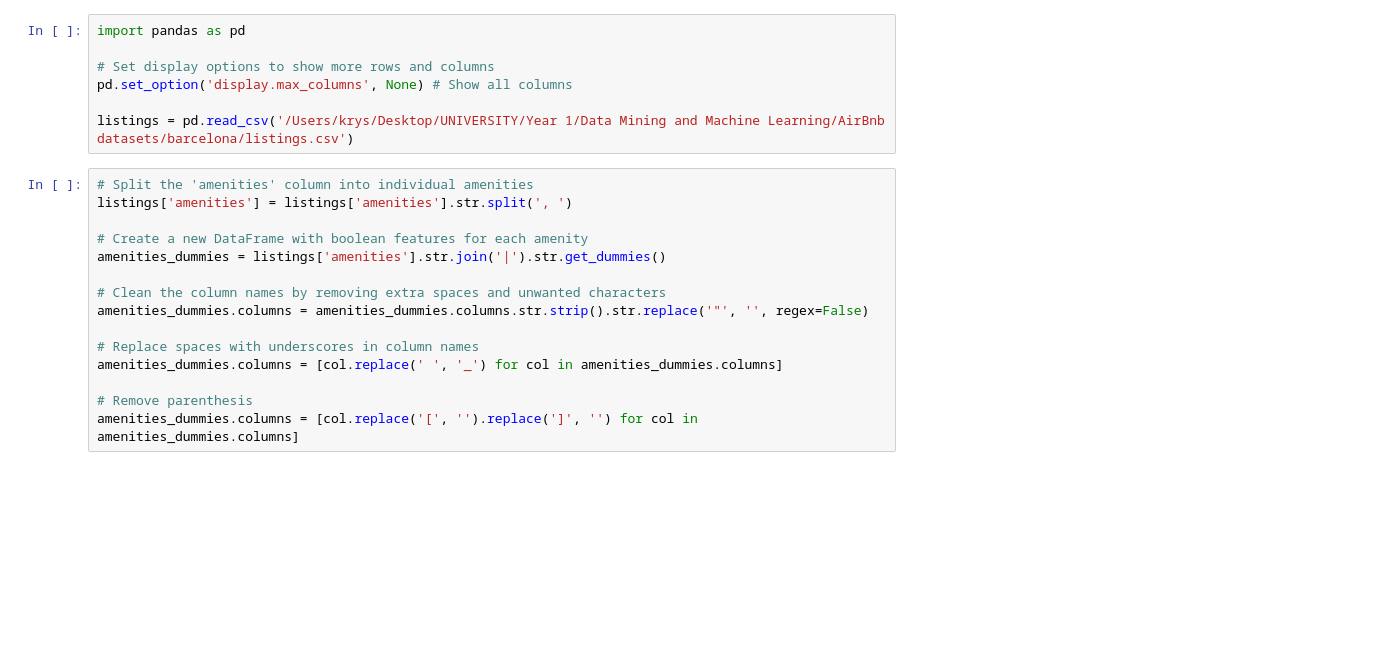
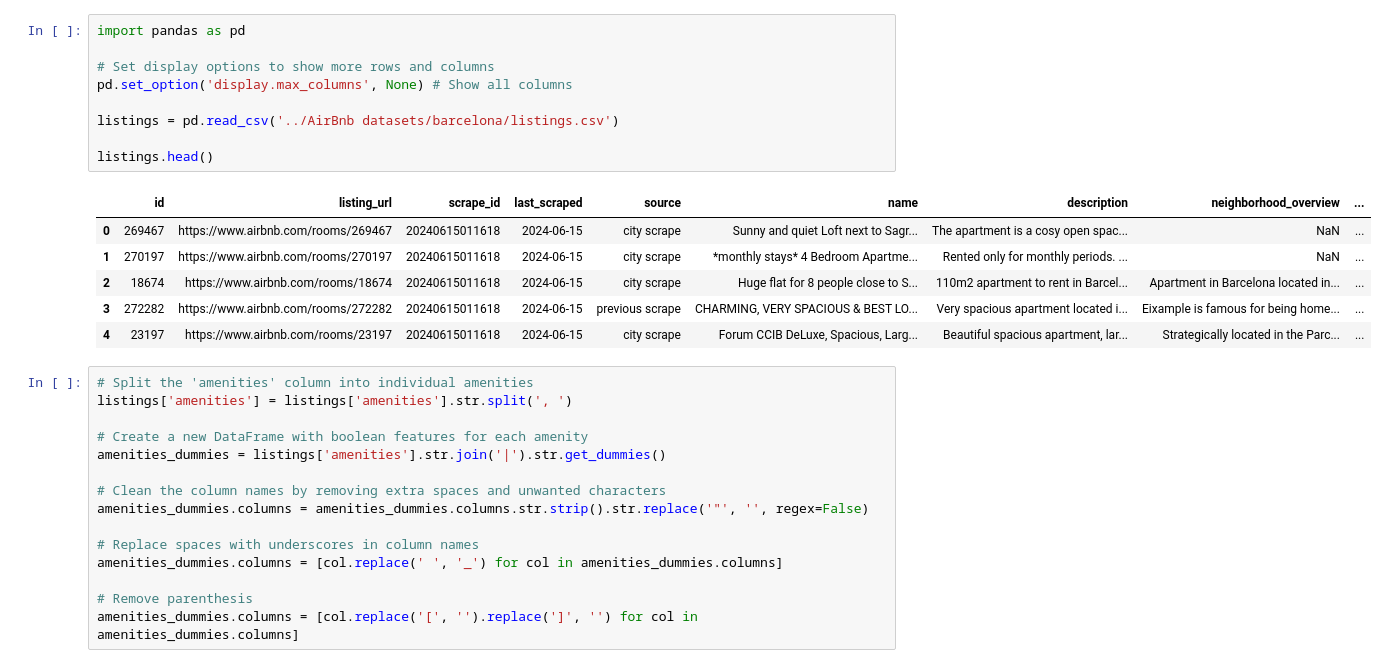
Before and after one commit to christianp12/Data-Driven-Exploration-of-Airbnb-Listings-Price, a Jupyter notebook: amenities preprocessing.ipynb, the cells around one changed output. Cells and saved outputs as stored; diff of their text form; blank space fills up the shorter version.

```diff
--- a/amenities preprocessing.ipynb
+++ b/amenities preprocessing.ipynb
@@ -1,10 +1,19 @@
 # %%
 import pandas as pd
 
 # Set display options to show more rows and columns
 pd.set_option('display.max_columns', None) # Show all columns
 
-listings = pd.read_csv('/Users/krys/Desktop/UNIVERSITY/Year 1/Data Mining and Machine Learning/AirBnb datasets/barcelona/listings.csv')
+listings = pd.read_csv('../AirBnb datasets/barcelona/listings.csv')
+
+listings.head()
+# %% [output]
+|  | id | listing_url | scrape_id | last_scraped | source | name | description | neighborhood_overview | ... |
+| 0 | 269467 | https://www.airbnb.com/rooms/269467 | 20240615011618 | 2024-06-15 | city scrape | Sunny and quiet Loft next to Sagr... | The apartment is a cosy open spac... | NaN | ... |
+| 1 | 270197 | https://www.airbnb.com/rooms/270197 | 20240615011618 | 2024-06-15 | city scrape | *monthly stays* 4 Bedroom Apartme... | Rented only for monthly periods. ... | NaN | ... |
+| 2 | 18674 | https://www.airbnb.com/rooms/18674 | 20240615011618 | 2024-06-15 | city scrape | Huge flat for 8 people close to S... | 110m2 apartment to rent in Barcel... | Apartment in Barcelona located in... | ... |
+| 3 | 272282 | https://www.airbnb.com/rooms/272282 | 20240615011618 | 2024-06-15 | previous scrape | CHARMING, VERY SPACIOUS & BEST LO... | Very spacious apartment located i... | Eixample is famous for being home... | ... |
+| 4 | 23197 | https://www.airbnb.com/rooms/23197 | 20240615011618 | 2024-06-15 | city scrape | Forum CCIB DeLuxe, Spacious, Larg... | Beautiful spacious apartment, lar... | Strategically located in the Parc... | ... |
 # %%
 # Split the 'amenities' column into individual amenities
 listings['amenities'] = listings['amenities'].str.split(', ')
```
Also changed, not shown: 1 other file.
